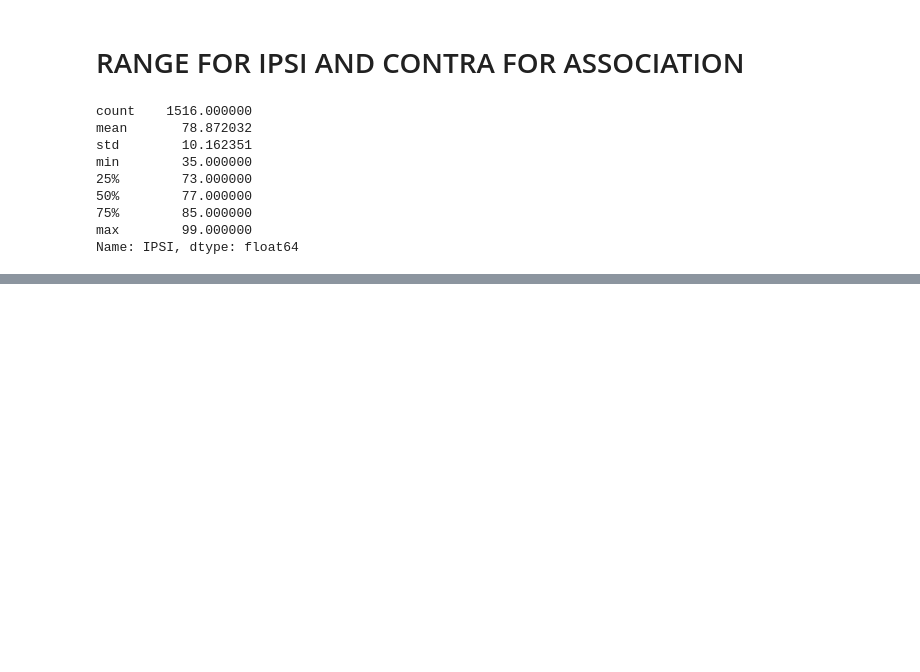
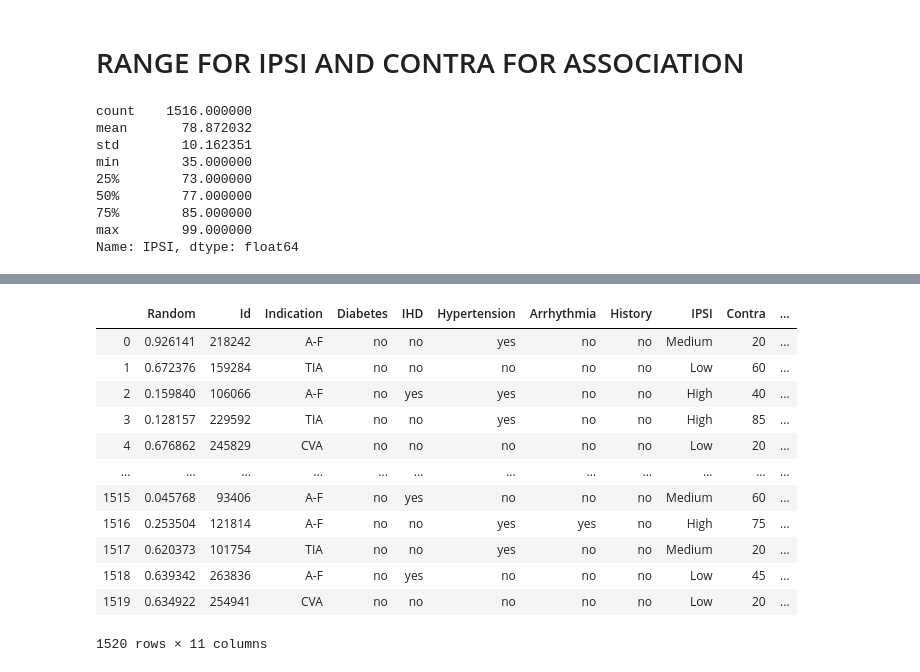
Before and after one commit to Kikumu/Datamining, a Jupyter notebook: acw tesing.ipynb, the cells around one changed output, grey strips where cells are left out. Saved outputs shown, nothing was run; the diff lists cells and outputs as text; code cells hidden in the pictures; blank space fills up the shorter version.

```diff
--- a/acw tesing.ipynb
+++ b/acw tesing.ipynb
@@ -491,14 +478,16 @@ df
 1520 rows × 11 columns
 # %%
+##as per data description
 ipsi_rng = []
 COUNT = 0
 for item in ipsi:
-    COUNT = COUNT + 1
-    if(item < 60): ##low
+    if 35<= item<73:
         x = str("Low")
         ipsi[COUNT] = x
-    elif(item)
-
-    x = df.loc[item,:]
-    x.values[0]=List3[counter1]
-    df.loc[item,:] = x
+    elif 74<= item<84:
+        x = str("Medium")
+        ipsi[COUNT] = x
+    elif item>85:
+        x = str("High")
+        ipsi[COUNT] = x
+    COUNT = COUNT + 1
@@ -504,0 +511,18 @@ for item in ipsi:
+# %%
+df['IPSI'] = ipsi
+# %%
+df
+# %% [output]
+|  | Random | Id | Indication | Diabetes | IHD | Hypertension | Arrhythmia | History | IPSI | Contra | ... |
+| 0 | 0.926141 | 218242 | A-F | no | no | yes | no | no | Medium | 20 | ... |
+| 1 | 0.672376 | 159284 | TIA | no | no | no | no | no | Low | 60 | ... |
+| 2 | 0.159840 | 106066 | A-F | no | yes | yes | no | no | High | 40 | ... |
+| 3 | 0.128157 | 229592 | TIA | no | no | yes | no | no | High | 85 | ... |
+| 4 | 0.676862 | 245829 | CVA | no | no | no | no | no | Low | 20 | ... |
+| ... | ... | ... | ... | ... | ... | ... | ... | ... | ... | ... | ... |
+| 1515 | 0.045768 | 93406 | A-F | no | yes | no | no | no | Medium | 60 | ... |
+| 1516 | 0.253504 | 121814 | A-F | no | no | yes | yes | no | High | 75 | ... |
+| 1517 | 0.620373 | 101754 | TIA | no | no | yes | no | no | Medium | 20 | ... |
+| 1518 | 0.639342 | 263836 | A-F | no | yes | no | no | no | Low | 45 | ... |
+| 1519 | 0.634922 | 254941 | CVA | no | no | no | no | no | Low | 20 | ... |
+1520 rows × 11 columns
```
Also changed, not shown: parts of 17 cells of this notebook.
